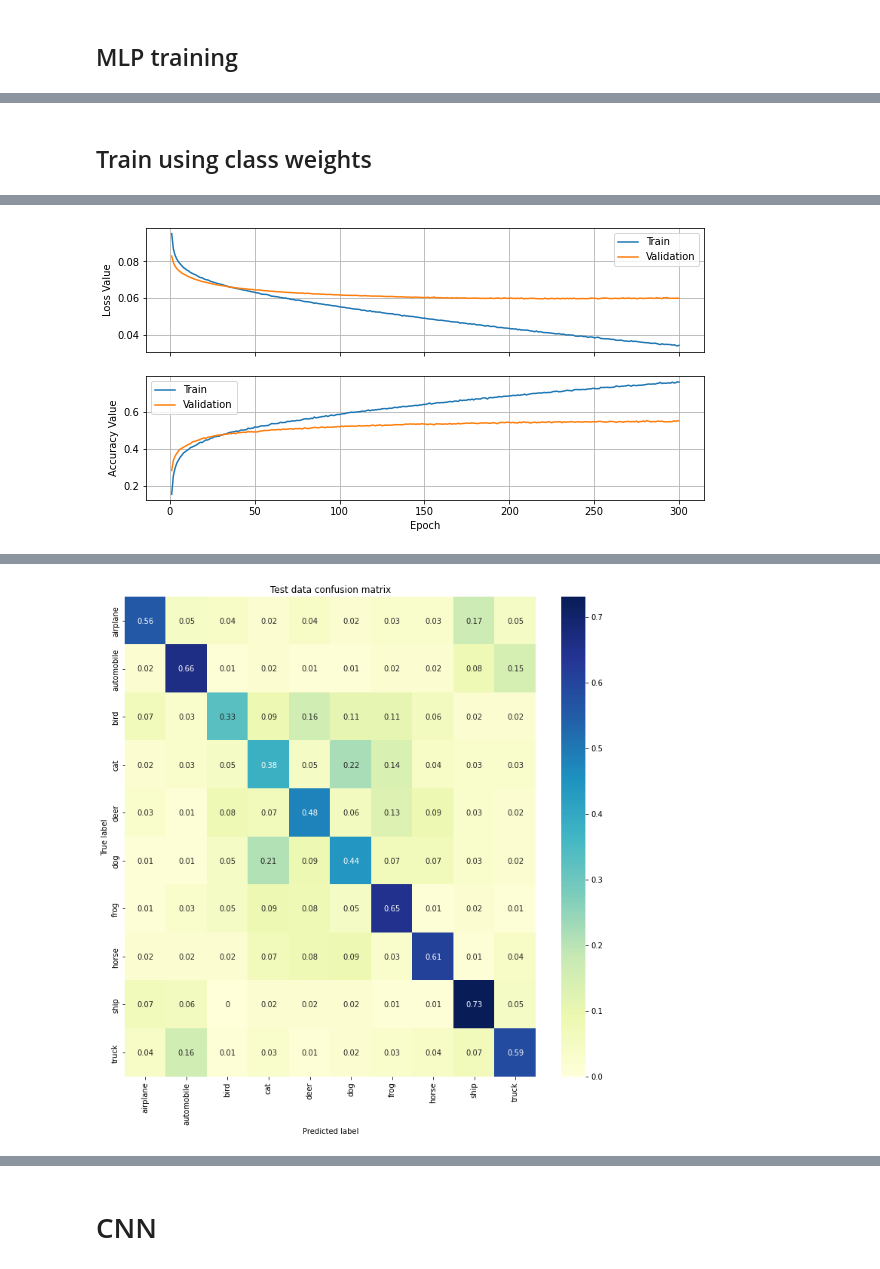
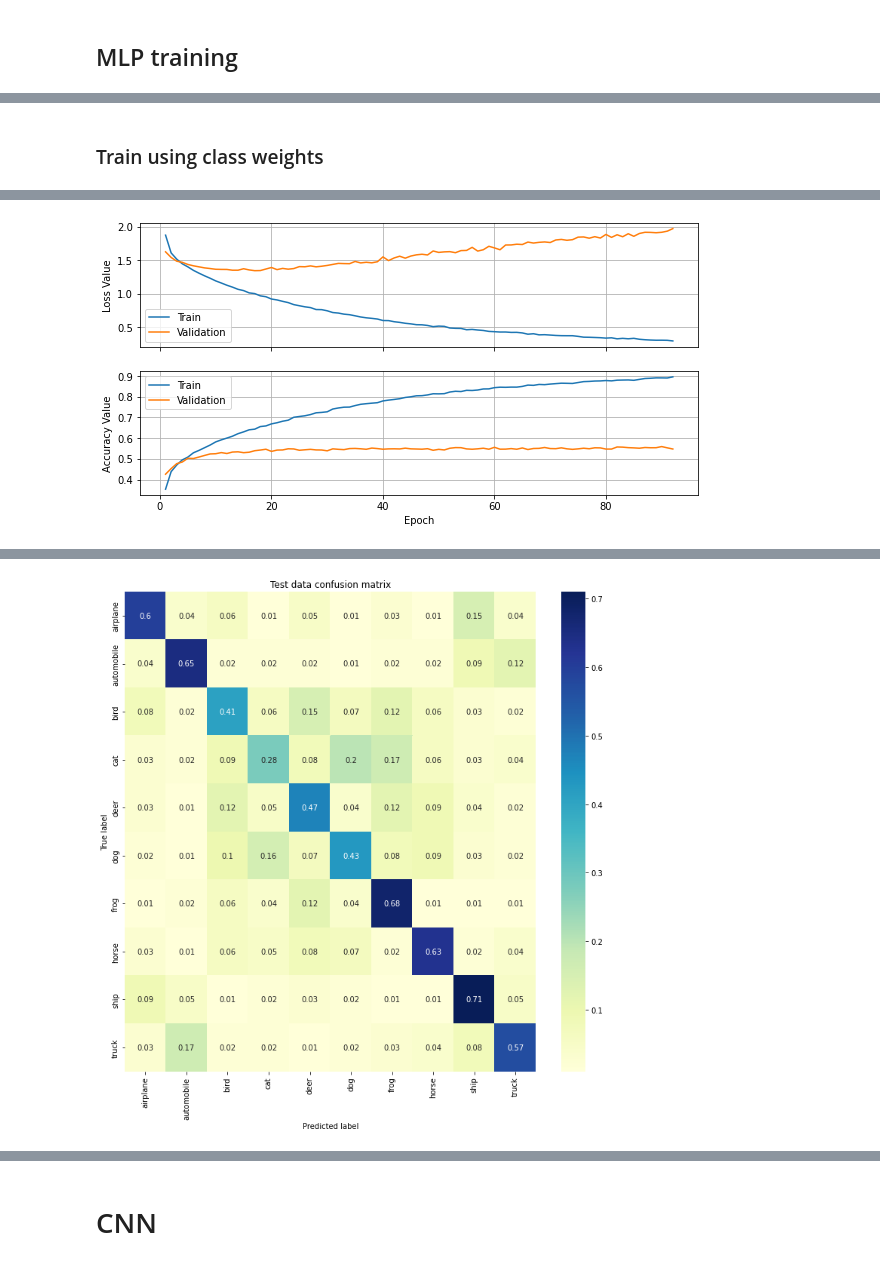
Before and after one commit to Pooria90/CIFAR-10, a Jupyter notebook: main.ipynb, the cells around one changed output, grey strips where cells are left out. Drawn from its saved outputs; the diff is of its cells as text; code cells hidden in the pictures.

```diff
--- a/main.ipynb
+++ b/main.ipynb
@@ -635,31 +593,35 @@ print(cw)
 # %% [markdown]
-## Train using class weights
+### Train using class weights
 # %%
-model7  = get_mlp(layers, dropout=0.25)
+model8  = get_mlp(layers, dropout=0.25)
 dummy = tf.random.normal(x_tr[0:2,:].shape)
-_ = model7.predict(dummy)
+_ = model8.predict(dummy)
 y_onehot = to_categorical(y)
 
 bs = 256
-lr = 0.1
-ep = 300
+lr = 0.01
+ep = 500
 
-model7.compile(
-    optimizer = tf.keras.optimizers.SGD(learning_rate=lr),
-    loss = keras.losses.MeanSquaredError(),
+er_stop = keras.callbacks.EarlyStopping(
+    monitor= 'val_loss',patience=75,restore_best_weights=True
+)
+
+model8.compile(
+    optimizer = tf.keras.optimizers.SGD(learning_rate=lr, momentum=0.9),
+    loss = keras.losses.CategoricalCrossentropy(),
     metrics = ['accuracy']
 )
 
 tic()
-hist7 = model7.fit(
+hist8 = model8.fit(
     x, y_onehot,
     batch_size = bs, epochs = ep,
-    validation_data = (x_va,y_va_onehot),
+    validation_data = (x_va,y_va),
     class_weight = cw,
-    verbose=2, callbacks = [er_stop]
+    verbose=0, callbacks = [er_stop]
 )
 toc()
 
-plot_history(hist7)
-confusion(model7, x_te, y_test)
+plot_history(hist8)
+confusion(model8, x_te, y_test)
 # %% [output]
@@ -683 +629 @@ Elapsed time: 384.159722 seconds.
-[figure, old version]
+[figure, new version]
@@ -685,4 +632,4 @@ accuracy = 0.5433
-[figure, old version]
+[figure, new version]
 # %%
 from sklearn.metrics import classification_report
 
```
Also changed, not shown: parts of 77 cells of this notebook.
